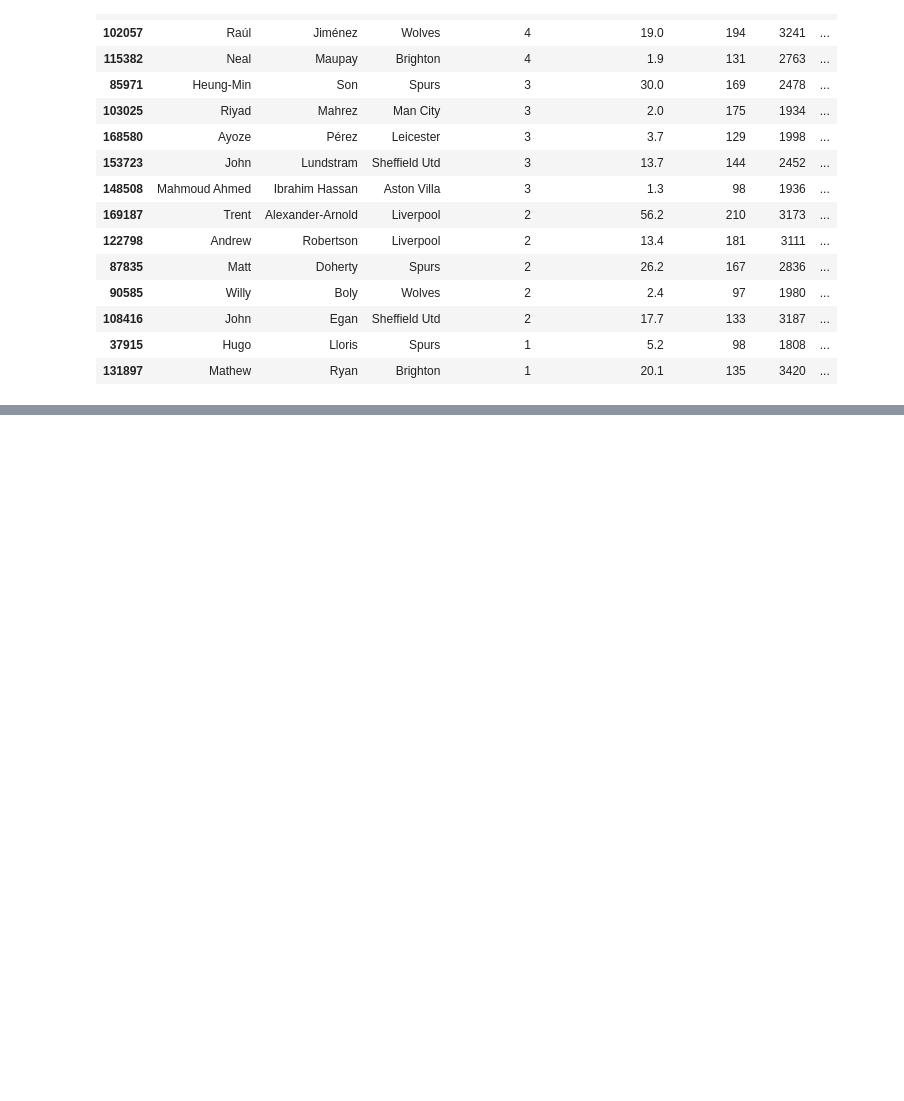
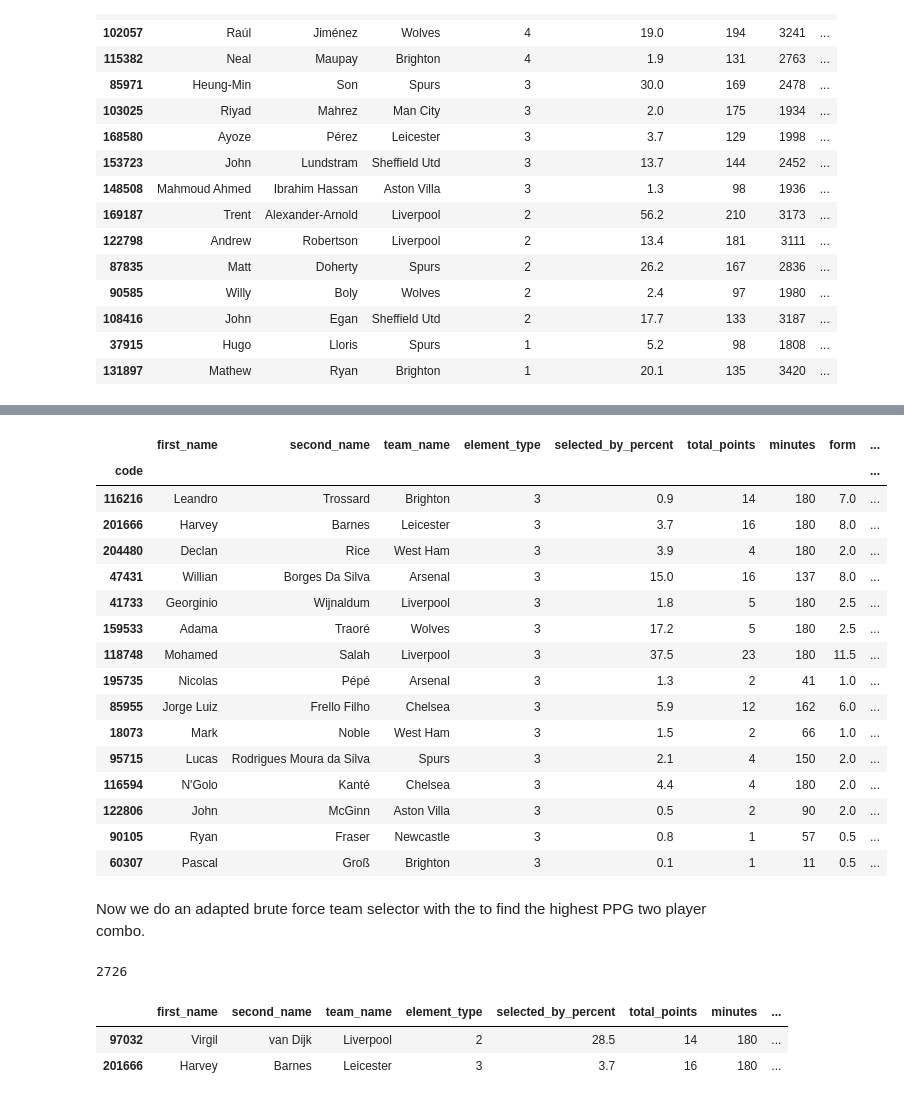
Before and after one commit to CW64-coding/FPL_model, a Jupyter notebook: FPL.ipynb, the cells around one changed output, grey strips where cells are left out. Saved outputs shown, nothing was run; the diff lists cells and outputs as text; code cells hidden in the pictures; blank space fills up the shorter version.

```diff
--- a/FPL.ipynb
+++ b/FPL.ipynb
@@ -960,0 +1087,39 @@ team_choices_dfs[max(team_choices_dfs)].sort_values(by = ['element_type', 'ppg_p
+# %%
+gwk3_mids_choice = gwk3_final_players[
+                    gwk3_final_players["element_type"] == 3].sort_values(
+                        by = ["ppg_pred_over_cost"], ascending = False)
+
+# delete those already chosen, substituting out, injured and transfer/rotation risks
+
+# Chosen: Son, Perez, Lundstram, Trezeguez
+# Silva (inj), Maddison (inj), Shelvey (inj), Mooy (inj)
+# Henderson (inj), McTominay (rot)
+# Pulisic (inj), Saint-Maximin (inj), Alli (rot), Jota (trf)
+# Mount (rot), REdmond (inj)
+# Subbing out: Mahrez
+gwk3_mids_choice.drop([85971, 168580, 153723, 148508,
+                         165809, 172780, 50232, 74471, 56979,
+                         195851, 103025,
+                         176413, 170137, 108823, 194634,
+                         184341, 83283], errors = "ignore", inplace = True)
+gwk3_mids_choice.head(15)
+# %% [output]
+|  | first_name | second_name | team_name | element_type | selected_by_percent | total_points | minutes | form | ... |
+| code |  |  |  |  |  |  |  |  | ... |
+| 116216 | Leandro | Trossard | Brighton | 3 | 0.9 | 14 | 180 | 7.0 | ... |
+| 201666 | Harvey | Barnes | Leicester | 3 | 3.7 | 16 | 180 | 8.0 | ... |
+| 204480 | Declan | Rice | West Ham | 3 | 3.9 | 4 | 180 | 2.0 | ... |
+| 47431 | Willian | Borges Da Silva | Arsenal | 3 | 15.0 | 16 | 137 | 8.0 | ... |
+| 41733 | Georginio | Wijnaldum | Liverpool | 3 | 1.8 | 5 | 180 | 2.5 | ... |
+| 159533 | Adama | Traoré | Wolves | 3 | 17.2 | 5 | 180 | 2.5 | ... |
+| 118748 | Mohamed | Salah | Liverpool | 3 | 37.5 | 23 | 180 | 11.5 | ... |
+| 195735 | Nicolas | Pépé | Arsenal | 3 | 1.3 | 2 | 41 | 1.0 | ... |
+| 85955 | Jorge Luiz | Frello Filho | Chelsea | 3 | 5.9 | 12 | 162 | 6.0 | ... |
+| 18073 | Mark | Noble | West Ham | 3 | 1.5 | 2 | 66 | 1.0 | ... |
+| 95715 | Lucas | Rodrigues Moura da Silva | Spurs | 3 | 2.1 | 4 | 150 | 2.0 | ... |
+| 116594 | N'Golo | Kanté | Chelsea | 3 | 4.4 | 4 | 180 | 2.0 | ... |
+| 122806 | John | McGinn | Aston Villa | 3 | 0.5 | 2 | 90 | 2.0 | ... |
+| 90105 | Ryan | Fraser | Newcastle | 3 | 0.8 | 1 | 57 | 0.5 | ... |
+| 60307 | Pascal | Groß | Brighton | 3 | 0.1 | 1 | 11 | 0.5 | ... |
+# %% [markdown]
+Now we do an adapted brute force team selector with the to find the highest PPG two player combo.
@@ -960,0 +1142,10 @@ team_choices_dfs[max(team_choices_dfs)].sort_values(by = ['element_type', 'ppg_p
+# %%
+print(len(filtered_gwk3_subs))
+# %% [output]
+2726
+# %%
+filtered_gwk3_subs[max(filtered_gwk3_subs)] # we pick out the highest value sub pair
+# %% [output]
+|  | first_name | second_name | team_name | element_type | selected_by_percent | total_points | minutes | ... |
+| 97032 | Virgil | van Dijk | Liverpool | 2 | 28.5 | 14 | 180 | ... |
+| 201666 | Harvey | Barnes | Leicester | 3 | 3.7 | 16 | 180 | ... |
```
Also changed, not shown: parts of 39 cells of this notebook.
